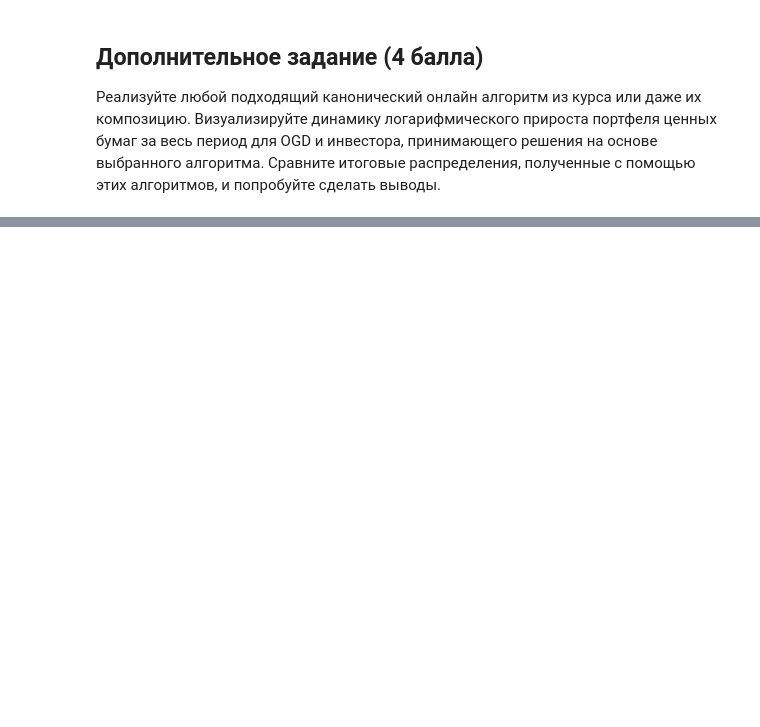
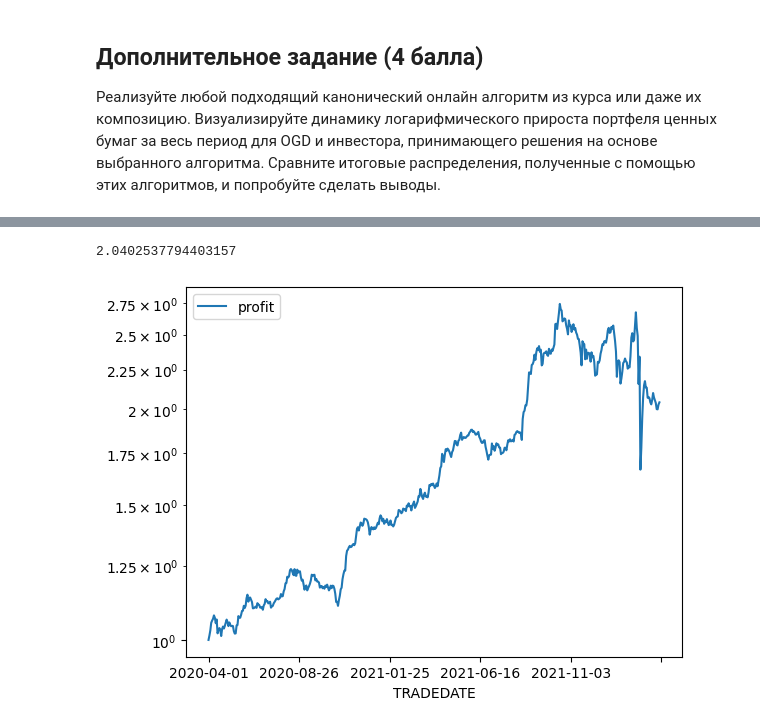
Before and after one commit to Alterise/Decision-Making-Theory, a Jupyter notebook: HW2/algo-fixed.ipynb, the cells around one changed output, grey strips where cells are left out. Drawn from its saved outputs; the diff is of its cells as text; code cells hidden in the pictures; blank space fills up the shorter version.

Commit message:
added newton v1

```diff
--- a/HW2/algo-fixed.ipynb
+++ b/HW2/algo-fixed.ipynb
@@ -275,2 +261,0 @@ def get_sgrad(r, x):
-# %%
-vectors, profit = descent(begin_x, r, get_sgrad, lr_scheduler=lambda x: 0.5)
@@ -291,5 +261,0 @@ profit_to_date['profit'][-1]
-# %%
-profit_list = []
-for i in range(1000):
-    vectors, profit = descent(begin_x, r, get_sgrad, lr_scheduler=lambda x: 0.5)
-    profit_list.append(profit[-1])
@@ -320,0 +318,17 @@ naive_profit[-1]
+# %%
+begin_x = np.ones(r.shape[1]) * (1/r.shape[1])
+
+
+
+vectors, naive_profit = newton_method(begin_x, r, get_grad, 4, 1)
+
+profit_to_date = pd.DataFrame(index=data_clear.index, columns=["profit"])
+profit_to_date['profit'] = naive_profit
+
+graph = profit_to_date.plot()
+graph.set_yscale('log')
+
+profit_to_date['profit'][-1]
+# %% [output]
+2.0402537794403157
+[figure, added]
```
Also changed, not shown: parts of 18 cells of this notebook.
